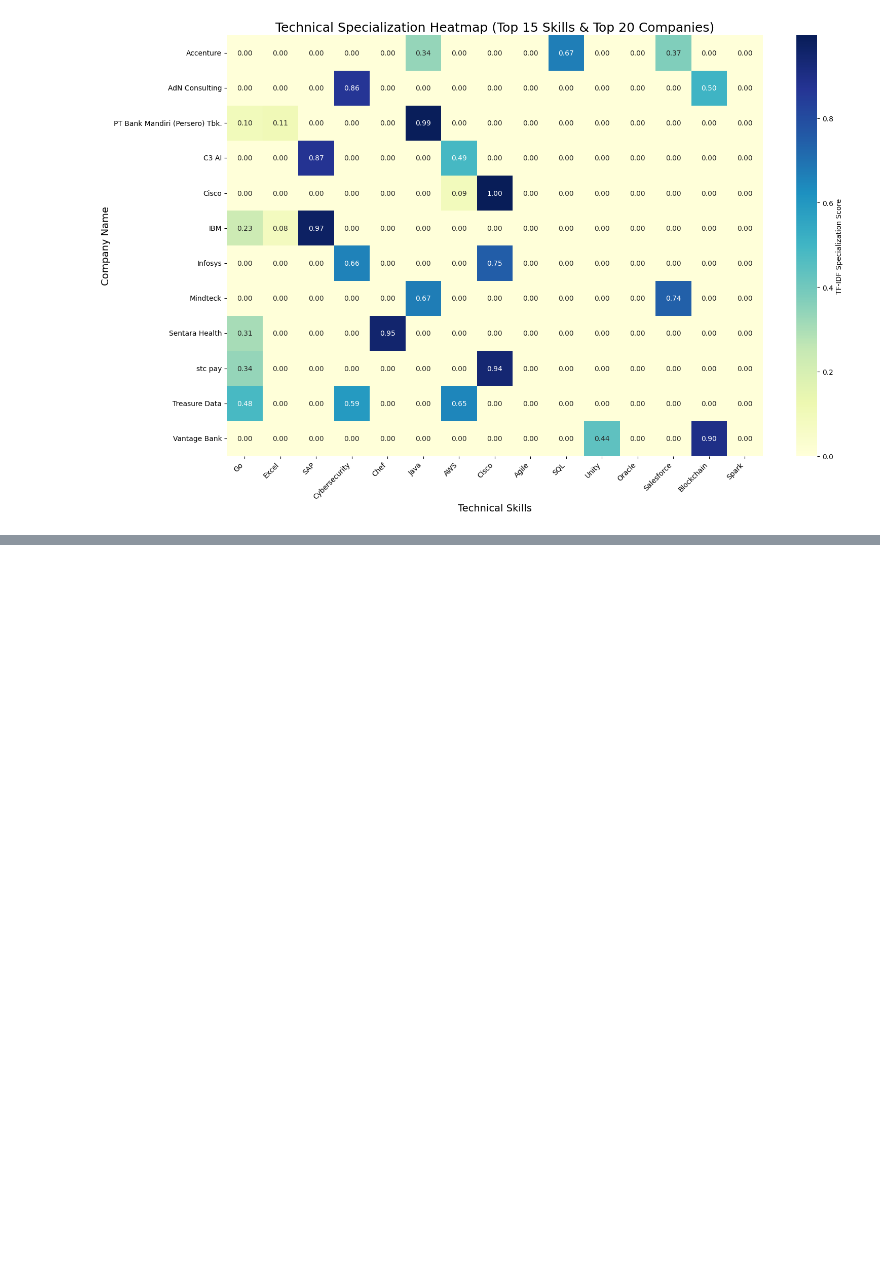
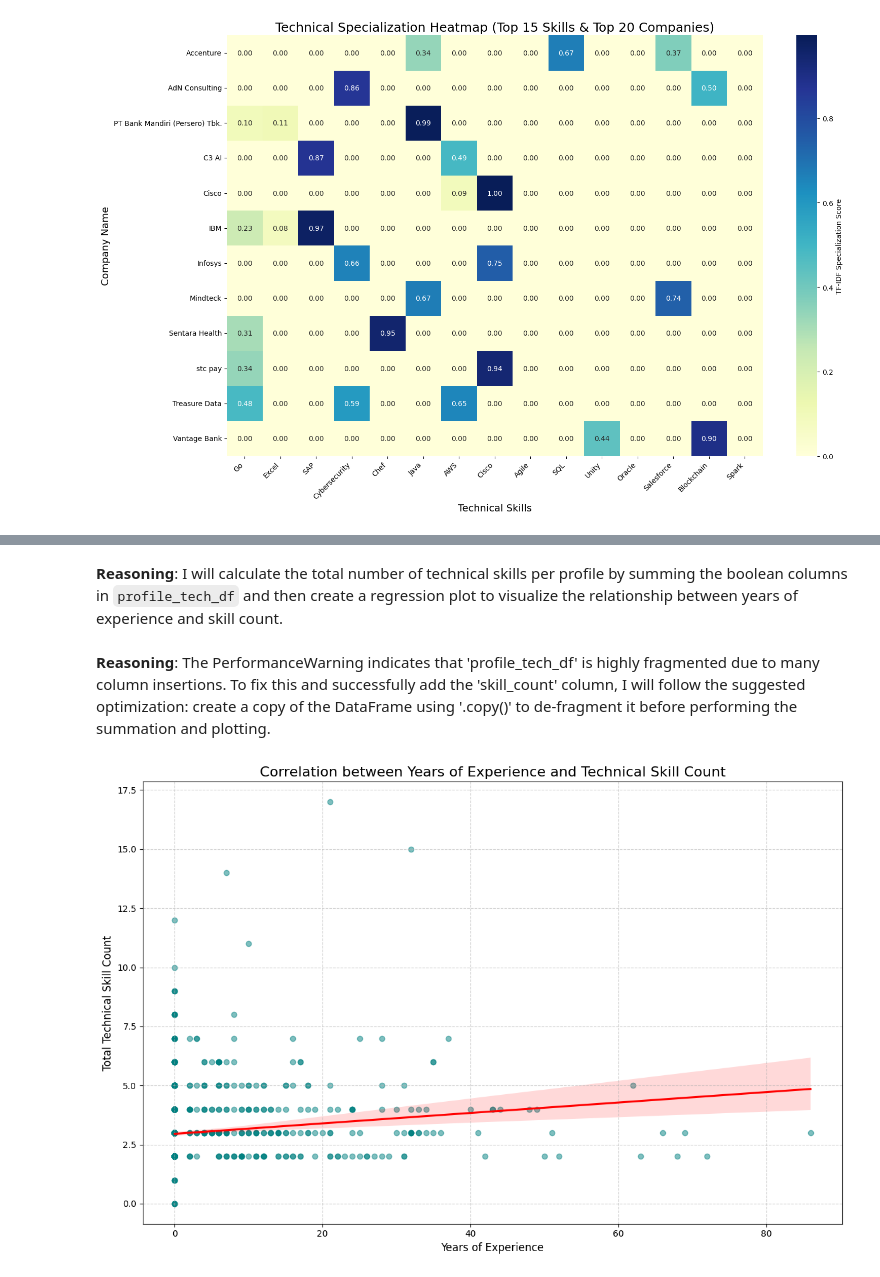
Before and after one commit to juniorz-101/.github, a Jupyter notebook: Employees_buiseness_eda.ipynb, the cells around one changed output, grey strips where cells are left out. Cells and saved outputs as stored; diff of their text form; code cells hidden in the pictures; blank space fills up the shorter version.

Commit message:
added profiles csv and matching logic

```diff
--- a/Employees_buiseness_eda.ipynb
+++ b/Employees_buiseness_eda.ipynb
@@ -605,0 +696,33 @@ plt.show()
+# %% [markdown]
+**Reasoning**:
+I will calculate the total number of technical skills per profile by summing the boolean columns in `profile_tech_df` and then create a regression plot to visualize the relationship between years of experience and skill count.
+# %% [markdown]
+**Reasoning**:
+The PerformanceWarning indicates that 'profile_tech_df' is highly fragmented due to many column insertions. To fix this and successfully add the 'skill_count' column, I will follow the suggested optimization: create a copy of the DataFrame using '.copy()' to de-fragment it before performing the summation and plotting.
+# %%
+import seaborn as sns
+import matplotlib.pyplot as plt
+
+# 1. De-fragment the DataFrame to resolve PerformanceWarning and allow new column insertion
+profile_tech_df = profile_tech_df.copy()
+
+# 2. Calculate the total skill count for each profile
+# We sum only the columns that are in the tech_keywords list
+profile_tech_df['skill_count'] = profile_tech_df[tech_keywords].sum(axis=1)
+
+# 3. Create the regression plot
+plt.figure(figsize=(12, 8))
+sns.regplot(data=profile_tech_df, x='years_of_experience', y='skill_count',
+            scatter_kws={'alpha':0.5, 'color':'teal'}, line_kws={'color':'red'})
+
+# 4. Add titles and labels
+plt.title('Correlation between Years of Experience and Technical Skill Count', fontsize=16)
+plt.xlabel('Years of Experience', fontsize=12)
+plt.ylabel('Total Technical Skill Count', fontsize=12)
+
+# 5. Display the plot
+plt.grid(True, linestyle='--', alpha=0.6)
+plt.tight_layout()
+plt.show()
+# %% [output]
+[figure, added]
```
Also changed, not shown: parts of 28 cells of this notebook, 2 other files.
